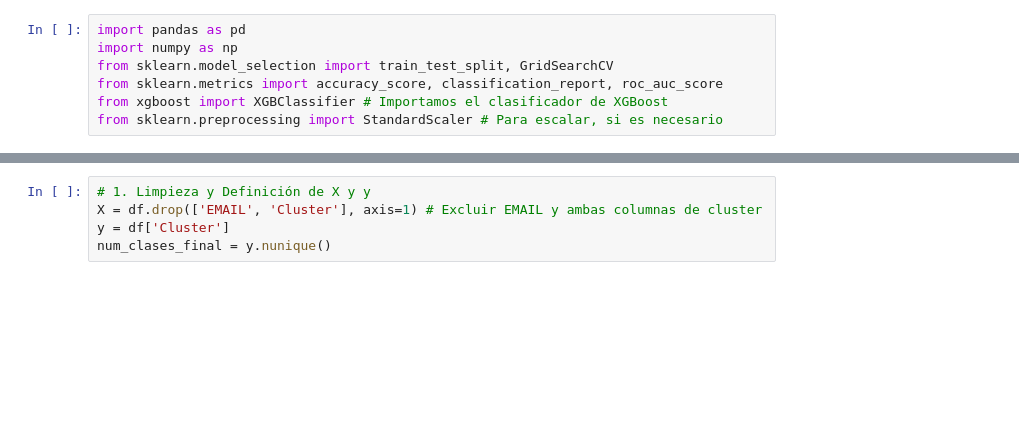
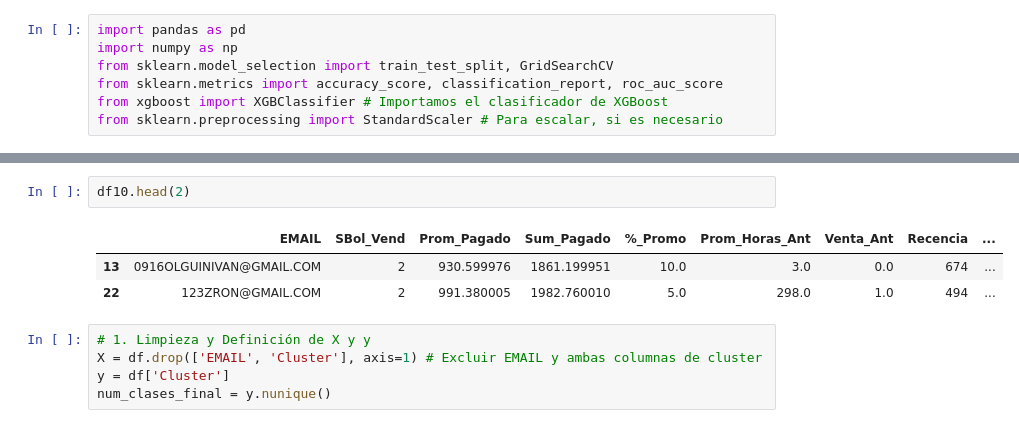
Before and after one commit to CossJe/Tarifa_Dinamica, a Jupyter notebook: 9.DynamicPricing_ETN/Untitled.ipynb, the cells around one changed output, grey strips where cells are left out. Saved outputs shown, nothing was run; the diff lists cells and outputs as text; blank space fills up the shorter version.

```diff
--- a/9.DynamicPricing_ETN/Untitled.ipynb
+++ b/9.DynamicPricing_ETN/Untitled.ipynb
@@ -22,3 +35,9 @@ df.head(2)
+# %%
+df10.head(2)
+# %% [output]
+|  | EMAIL | SBol_Vend | Prom_Pagado | Sum_Pagado | %_Promo | Prom_Horas_Ant | Venta_Ant | Recencia | ... |
+| 13 | 0916OLGUINIVAN@GMAIL.COM | 2 | 930.599976 | 1861.199951 | 10.0 | 3.0 | 0.0 | 674 | ... |
+| 22 | 123ZRON@GMAIL.COM | 2 | 991.380005 | 1982.760010 | 5.0 | 298.0 | 1.0 | 494 | ... |
 # %%
 # 1. Limpieza y Definición de X y y
 X = df.drop(['EMAIL', 'Cluster'], axis=1) # Excluir EMAIL y ambas columnas de cluster
```
Also changed, not shown: parts of 14 cells of this notebook, 2 other files.
